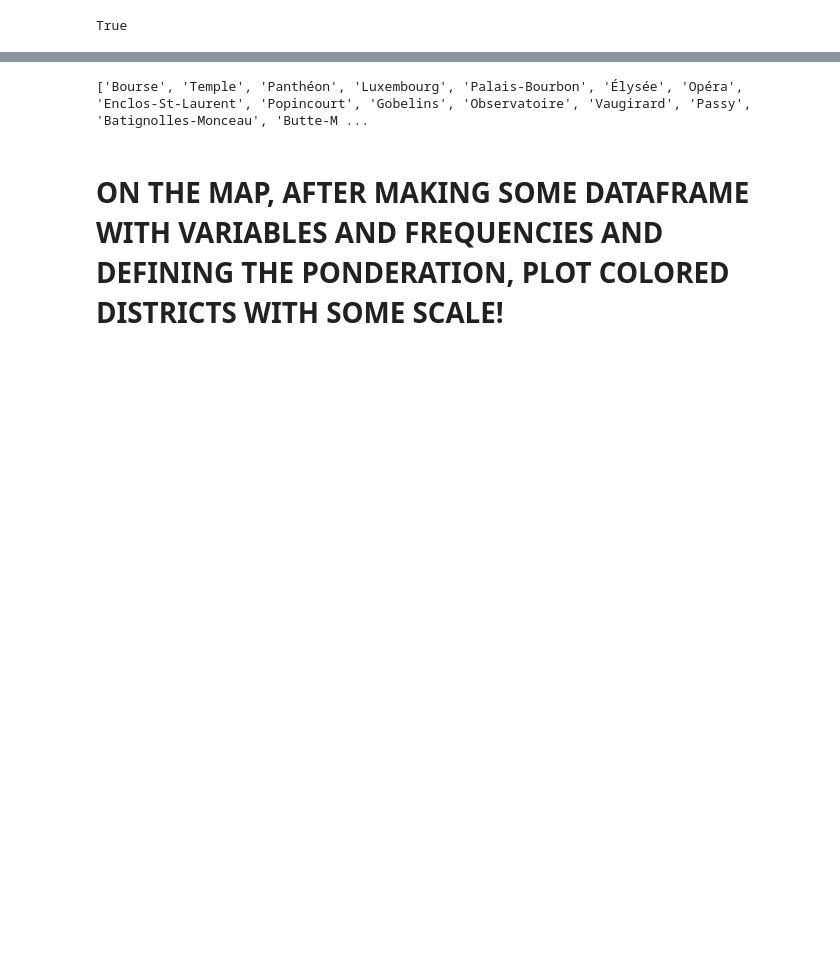
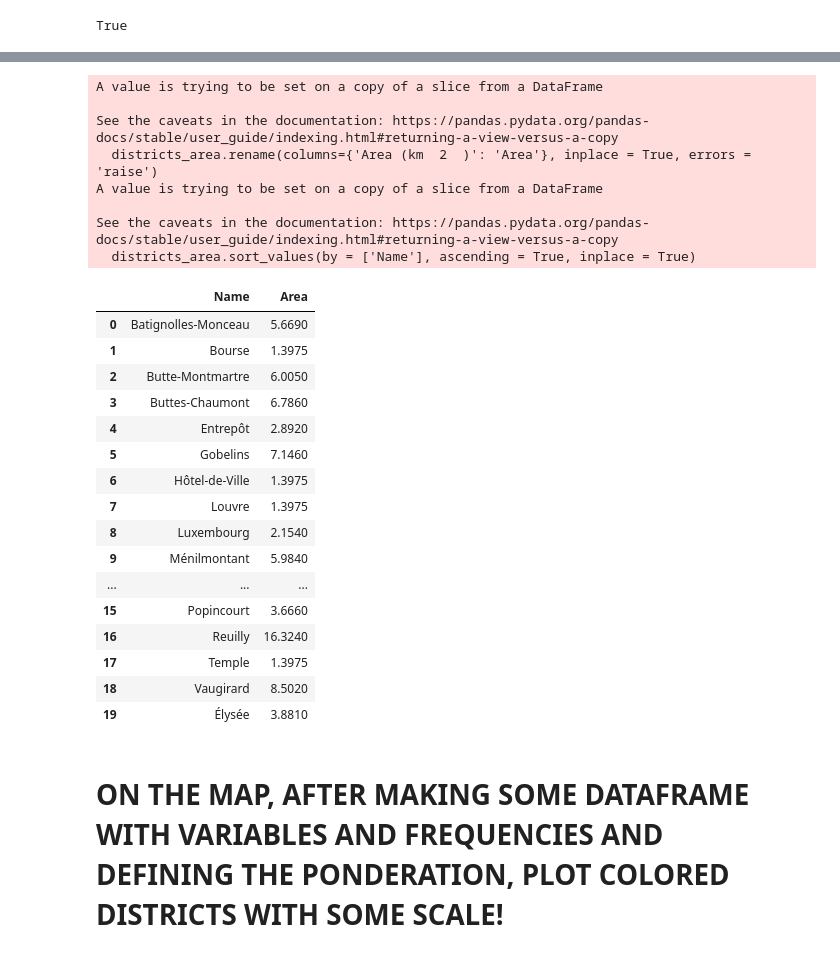
Before and after one commit to gerardrius/Gerard-Project-III, a Jupyter notebook: paris_geoqueries.ipynb, the cells around one changed output, grey strips where cells are left out. Drawn from its saved outputs; the diff is of its cells as text; code cells hidden in the pictures; blank space fills up the shorter version.

```diff
--- a/paris_geoqueries.ipynb
+++ b/paris_geoqueries.ipynb
@@ -36,10 +36,28 @@ paris = db.get_collection('paris')
 paris = list(paris.find())
 # %%
 # Arrondissements scraping:
-url = 'https://en.wikipedia.org/wiki/Arrondissements_of_Paris'
-html = requests.get(url)
-soup = BeautifulSoup(html.content, "html.parser")
-table = soup.find_all("table", attrs = {"class":"wikitable"})
-arrondissements_info = pd.read_html(table[0].prettify())[0]
-arrondissements_info['Area (km  2  )'] = arrondissements_info['Area (km  2  )'].apply(lambda x: x.split(' km')[0])
-arrondissements_info
+def arrondissement_scraping ():
+    '''
+    Function that scraps a table from wikipedia containing info for Paris' districts.
+    Does not take any argument and returns a dataframe with the name of each district sorted alphabetically and its area.
+    '''
+
+    url = 'https://en.wikipedia.org/wiki/Arrondissements_of_Paris'
+    html = requests.get(url)
+    soup = BeautifulSoup(html.content, "html.parser")
+    table = soup.find_all("table", attrs = {"class":"wikitable"})
+    arrondissements_info = pd.read_html(table[0].prettify())[0]
+    arrondissements_info['Area (km  2  )'] = arrondissements_info['Area (km  2  )'].apply(lambda x: x.split('km')[0])
+    arrondissements_info['Area (km  2  )'] = arrondissements_info['Area (km  2  )'].apply(lambda x: x.split('\xa0')[0])
+    arrondissements_info['Area (km  2  )'] = arrondissements_info['Area (km  2  )'].apply(lambda x: float(x))
+    districts_area = arrondissements_info[['Name', 'Area (km  2  )']]
+    districts_area.rename(columns={'Area (km  2  )': 'Area'}, inplace = True, errors = 'raise')
+
+    # Since first 4 districts are grouped together in area and they have similar shape:
+    for i in range(4):
+        districts_area.loc[i, 'Area'] = (districts_area.iloc[i]['Area']/4)
+
+    districts_area.sort_values(by = ['Name'], ascending = True, inplace = True)
+    districts_area.reset_index(drop = True, inplace = True)
+
+    return districts_area
@@ -84,5 +63,0 @@ paris
-# %%
-district_list = [paris[i]['properties']['name'] for i in range(len(paris))]
-print(district_list)
-# %% [output]
-['Bourse', 'Temple', 'Panthéon', 'Luxembourg', 'Palais-Bourbon', 'Élysée', 'Opéra', 'Enclos-St-Laurent', 'Popincourt', 'Gobelins', 'Observatoire', 'Vaugirard', 'Passy', 'Batignolles-Monceau', 'Butte-M ...
@@ -93,3 +64,33 @@ with open('feature.geojson') as geo_file:
+# %%
+# Dataframe with each district area in squared kilometers.
+area_info = arrondissement_scraping()
+area_info
+# %% [output]
+A value is trying to be set on a copy of a slice from a DataFrame
+
+See the caveats in the documentation: https://pandas.pydata.org/pandas-docs/stable/user_guide/indexing.html#returning-a-view-versus-a-copy
+  districts_area.rename(columns={'Area (km  2  )': 'Area'}, inplace = True, errors = 'raise')
+A value is trying to be set on a copy of a slice from a DataFrame
+
+See the caveats in the documentation: https://pandas.pydata.org/pandas-docs/stable/user_guide/indexing.html#returning-a-view-versus-a-copy
+  districts_area.sort_values(by = ['Name'], ascending = True, inplace = True)
+|  | Name | Area |
+| 0 | Batignolles-Monceau | 5.6690 |
+| 1 | Bourse | 1.3975 |
+| 2 | Butte-Montmartre | 6.0050 |
+| 3 | Buttes-Chaumont | 6.7860 |
+| 4 | Entrepôt | 2.8920 |
+| 5 | Gobelins | 7.1460 |
+| 6 | Hôtel-de-Ville | 1.3975 |
+| 7 | Louvre | 1.3975 |
+| 8 | Luxembourg | 2.1540 |
+| 9 | Ménilmontant | 5.9840 |
+| ... | ... | ... |
+| 15 | Popincourt | 3.6660 |
+| 16 | Reuilly | 16.3240 |
+| 17 | Temple | 1.3975 |
+| 18 | Vaugirard | 8.5020 |
+| 19 | Élysée | 3.8810 |
 # %% [markdown]
 # ON THE MAP, AFTER MAKING SOME DATAFRAME WITH VARIABLES AND FREQUENCIES AND DEFINING THE PONDERATION, PLOT COLORED DISTRICTS WITH SOME SCALE!
 # %%
```
Also changed, not shown: parts of 15 cells of this notebook, 4 other files.
